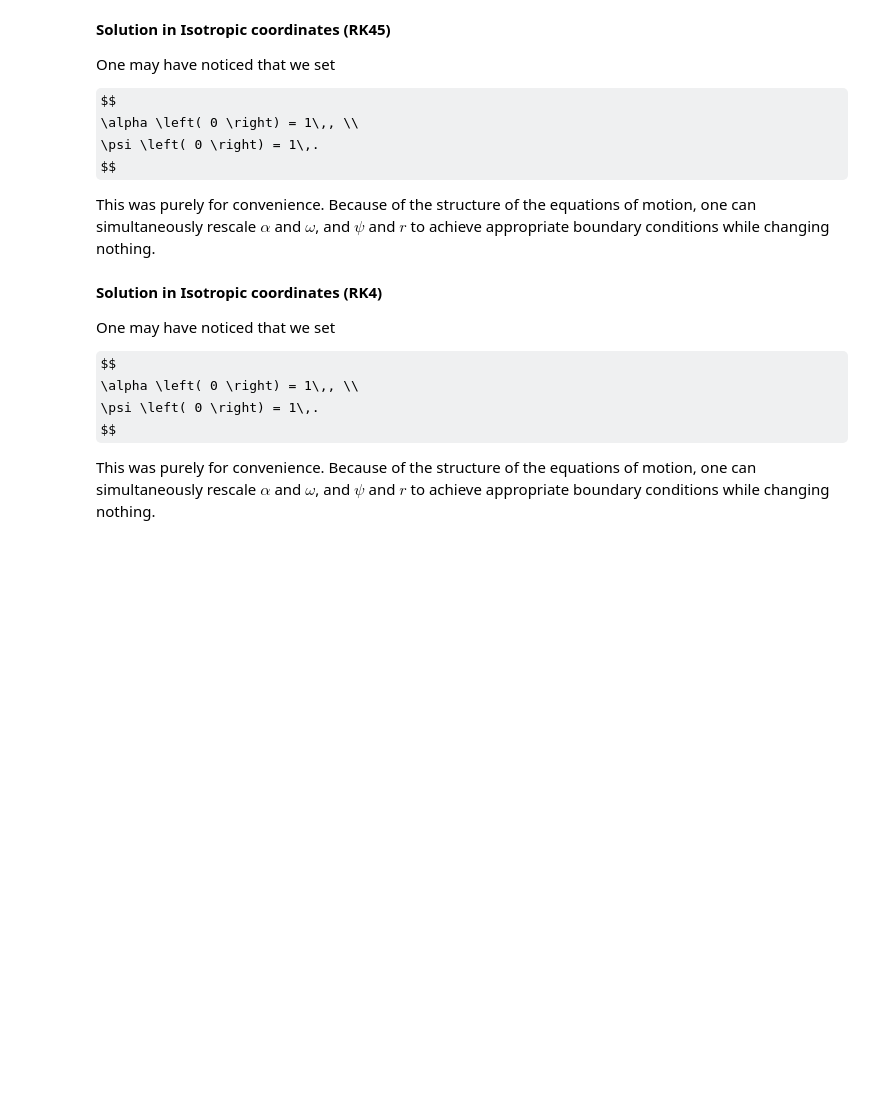
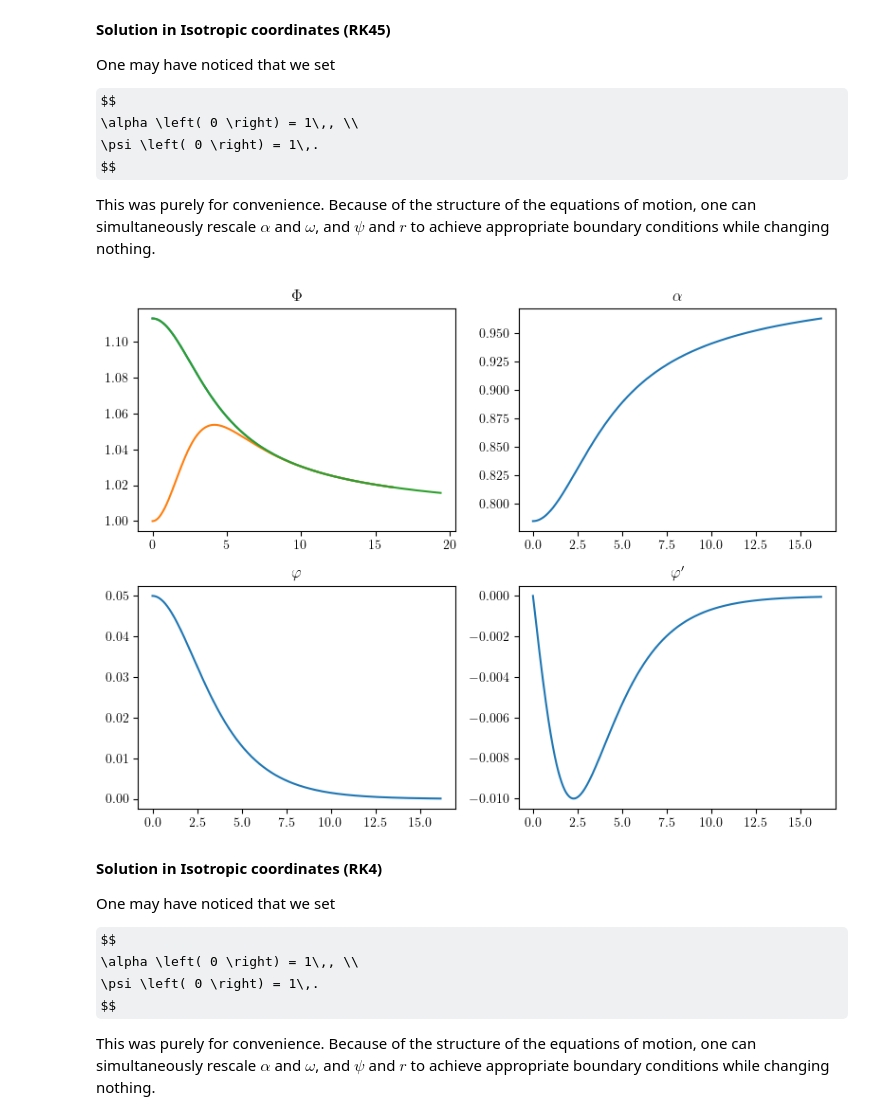
Before and after one commit to jakedoh/Boson-Stars, a Jupyter notebook: Stationary_Boson_Star.ipynb, the cells around one changed output. Saved outputs shown, nothing was run; the diff lists cells and outputs as text; code cells hidden in the pictures; some formulas as TeX source; blank space fills up the shorter version.

```diff
--- a/Stationary_Boson_Star.ipynb
+++ b/Stationary_Boson_Star.ipynb
@@ -512,37 +525,39 @@ $$
 
 This was purely for convenience. Because of the structure of the equations of motion, one can simultaneously rescale $\alpha$ and $\omega$, and $\psi$ and $r$ to achieve appropriate boundary conditions while changing nothing.
 # %%
-sol2 = solve_bs_iso_rk45(A0,  1.03662426445049016, r_max, num_points, mu)
+sol2 = solve_bs_iso_rk45(A0,  1.14126807770691130, r_max, num_points, mu)
 psi_rescale_factor = sol2.y[0][-1] + sol2.t[-1]*sol2.y[1][-1]
 theta_rescale_factor = sol2.y[2][-1] + sol2.t[-1]*sol2.y[3][-1]
 
-eigen_iso =  1.03662426445049016/theta_rescale_factor*psi_rescale_factor
+eigen_iso =  1.14126807770691130/theta_rescale_factor*psi_rescale_factor
 
 sol2.y[0] = sol2.y[0]/psi_rescale_factor
 sol2.t = sol2.t*psi_rescale_factor**2
 sol2.y[2] = sol2.y[2]/theta_rescale_factor
 sol2.y[5] = sol2.y[5]/psi_rescale_factor**2
 
 Phi = sol2.y[0]
 Theta = sol2.y[2]
 phi = sol2.y[4]
 phi_prime = sol2.y[5]
 alpha = Theta/Phi
 
 fig, axes = plt.subplots(2, 2, figsize=(8, 6))  # 2 rows, 2 columns
 
 solution_iso_rk45 = [Phi, alpha, phi, phi_prime]  # replace with your 4 matrices
 labels = [r"$\Phi$", r"$\alpha$", r"$\varphi$", r"$\varphi'$"]
 
 for i, (ax, solution, label) in enumerate(zip(axes.flatten(), solution_iso_rk45, labels)):
     ax.plot(sol2.t, solution)
     ax.set_title(label)
     if i == 0:
         ax.plot(sol2.t, (1+m/2/sol2.t))
         ax.plot(sol.t*sol.y[4], confac)
 
 plt.tight_layout()
 plt.show()
+# %% [output]
+[figure, added]
 # %% [markdown]
 **Solution in Isotropic coordinates (RK4)**
 
```
Also changed, not shown: parts of 8 cells of this notebook.
